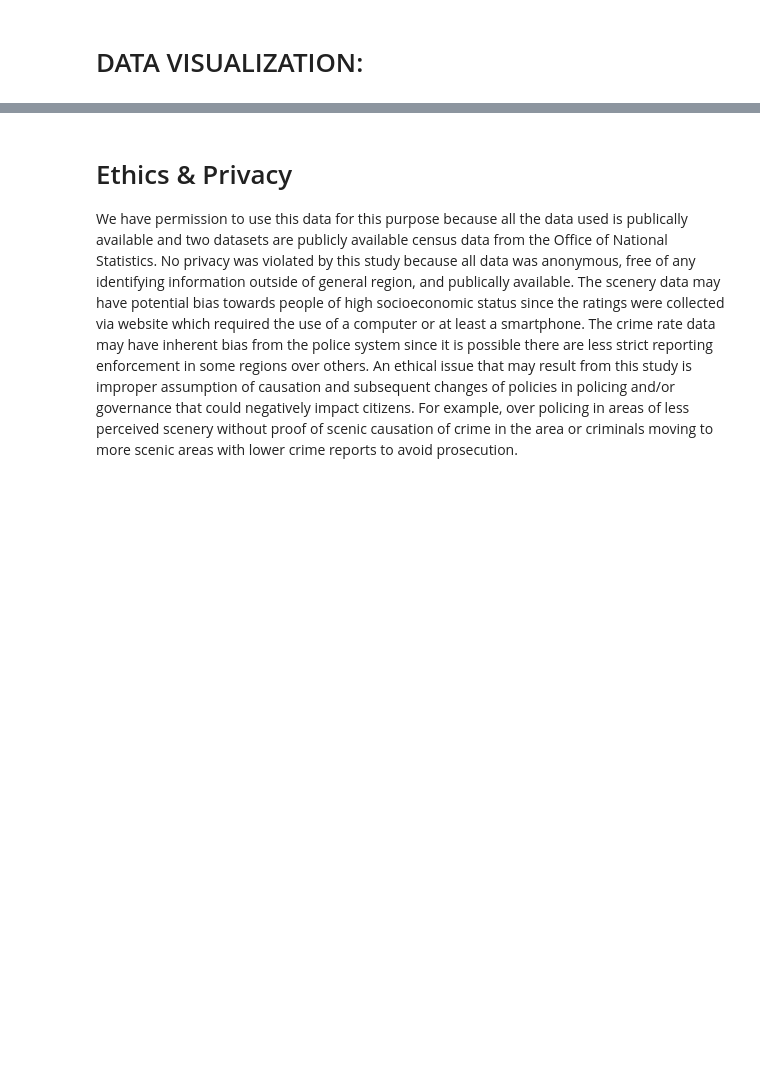
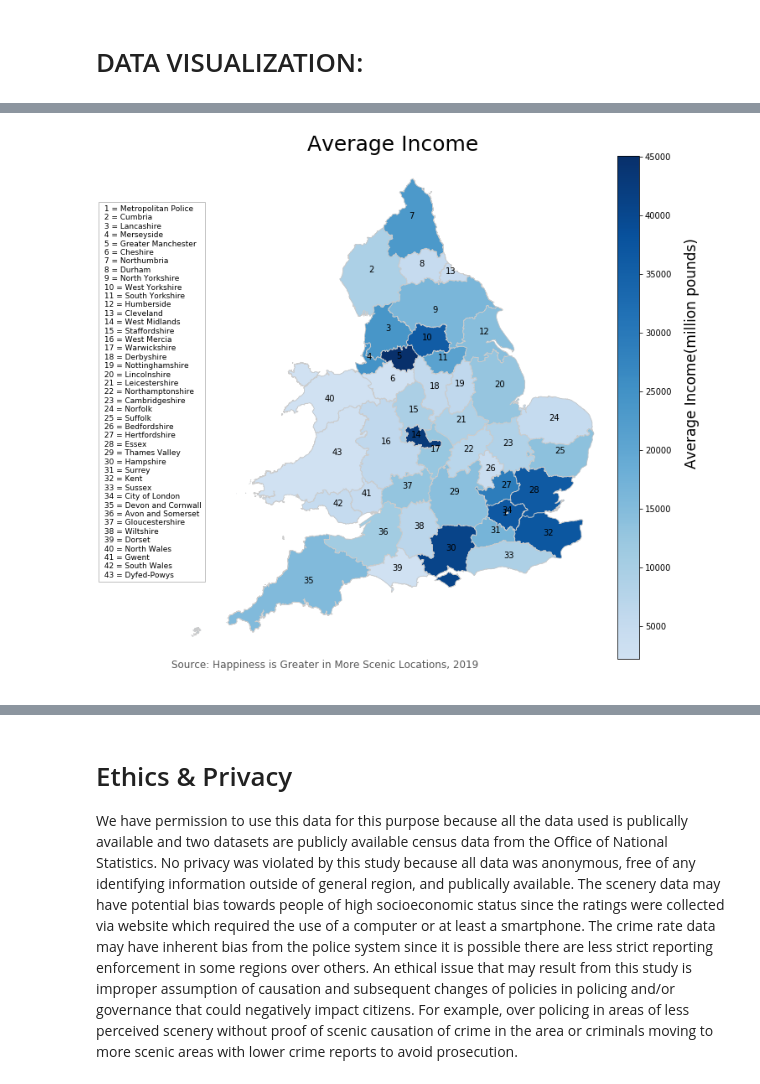
Before and after one commit to YunanAZ/Impact-of-Scenery-on-Regional-Crime-Rates-and-Citizen-Wealth, a Jupyter notebook: src/FinalProject.ipynb, the cells around one changed output, grey strips where cells are left out. Cells and saved outputs as stored; diff of their text form; code cells hidden in the pictures; blank space fills up the shorter version.

```diff
--- a/src/FinalProject.ipynb
+++ b/src/FinalProject.ipynb
@@ -468,0 +827,57 @@ df_crime_norm.corr()
+# %%
+merged = map_df.set_index("pfa16nm").join(df_crime.set_index("AreaName"))
+merged = merged.join(df_income)
+
+# set a variable that will call whatever column we want to visualise on the map
+variable = '2017'
+
+# set the range for the choropleth
+vmin, vmax = float(min(merged[variable])), float(max(merged[variable]))
+
+# create figure and axes for Matplotlib
+fig, ax = plt.subplots(1, figsize=(10, 15))
+
+#labeling
+map_df['coords'] = map_df['geometry'].apply(lambda x: x.representative_point().coords[:])
+map_df['coords'] = [coords[0] for coords in map_df['coords']]
+base = map_df.plot(ax = ax)
+for idx, row in map_df.iterrows():
+    plt.annotate(s=row['objectid'], xy=row['coords'], horizontalalignment='center', color = 'black')
+
+cmap_2 = plt.get_cmap('Greens')
+new_cmap_2 = truncate_colormap(cmap, 0.2, 1)
+merged.plot(column = variable, cmap = new_cmap_2, linewidth = 0.8, ax = base, edgecolor = '0.8')
+# Create colorbar as a legend
+sm = plt.cm.ScalarMappable(cmap=new_cmap_2, norm=plt.Normalize(vmin=vmin, vmax=vmax))
+
+# empty array for the data range
+sm._A = []
+
+# add the colorbar to the figure
+divider = make_axes_locatable(ax)
+cax1 = divider.append_axes("right", size="5%", pad=0.05)
+cbar = fig.colorbar(sm, cax = cax1)
+
+# remove the axis
+ax.axis('off')
+
+# add a title and y label
+title = ax.set_title("Average Income", fontdict = {'fontsize': '25', 'fontweight' : '3'})
+y_axis = ax.annotate("Average Income(million pounds)", xy = (0.97, 0.4), xycoords = 'figure fraction', rotation = 'vertical',
+                    fontsize = 17)
+
+# create an annotation for the data source
+ax.annotate('Source: Happiness is Greater in More Scenic Locations, 2019', xy = (0, 0), xycoords = 'axes fraction',
+            horizontalalignment = 'left', verticalalignment = 'top', fontsize = 12, color = '#555555')
+
+# legend box for county labels
+leg = pd.DataFrame()
+leg['Police Force Area'] = map_df['objectid'].map(str) + ' = ' + map_df['pfa16nm']
+ax.annotate(leg.to_string(formatters={'Police Force Area':'{{:<{}s}}'.format(leg['Police Force Area'].str.len().max()).format},
+                          index=False, header = None),
+            xy = (0.01,0.2), xycoords = 'figure fraction', fontsize = 9, color = 'black', horizontalalignment = 'left',
+            bbox=dict(facecolor='none', edgecolor='silver'))
+
+plt.show()
+# %% [output]
+[figure, added]
```
Also changed, not shown: parts of 95 cells of this notebook, 1 other file.
